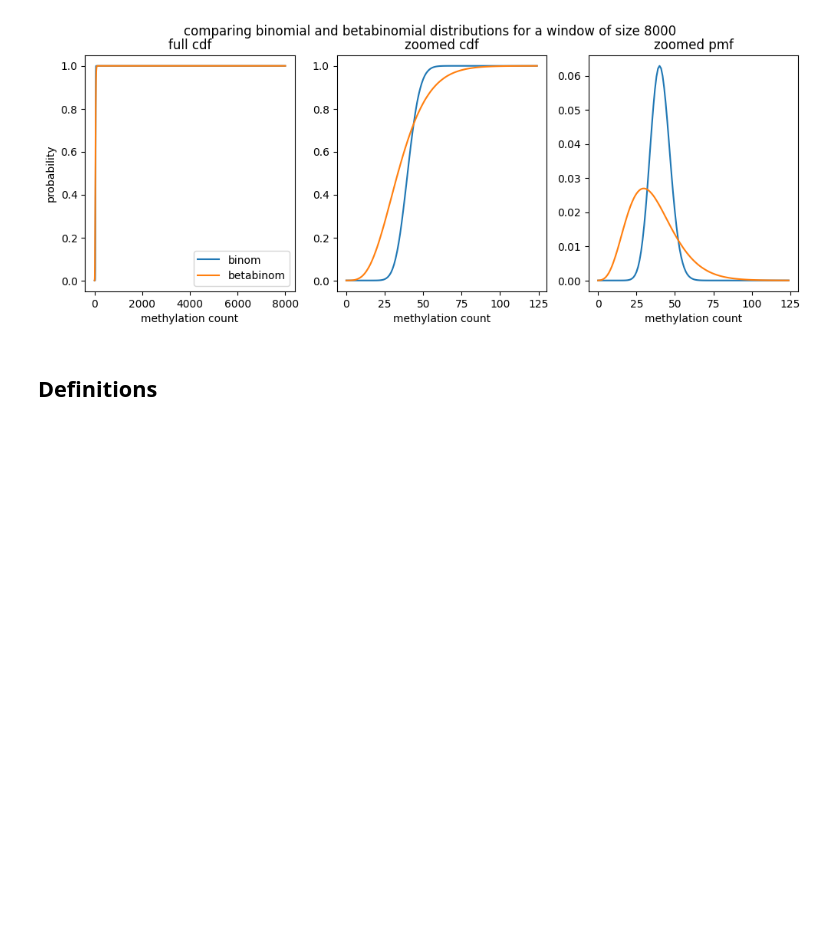
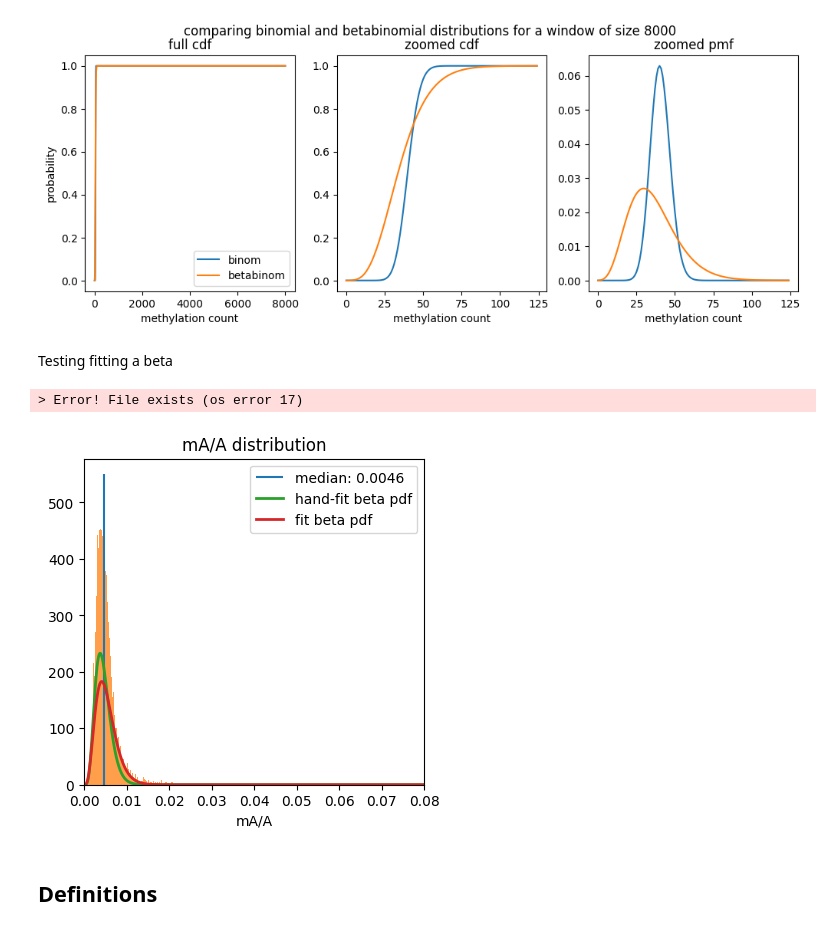
Before and after one commit to streetslab/multimodal-dimelo, a Jupyter notebook: review_prototyping.ipynb, the cells around one changed output. Drawn from its saved outputs; the diff is of its cells as text; code cells hidden in the pictures; blank space fills up the shorter version.

```diff
--- a/review_prototyping.ipynb
+++ b/review_prototyping.ipynb
@@ -722,6 +722,33 @@ plt.suptitle(f"comparing binomial and betabinomial distributions for a window of
 plt.show()
 # %% [output]
 [figure]
+# %% [markdown]
+Testing fitting a beta
+# %%
+modkit_stats_df = modkit_stats(window_files[2])
+# %% [output]
+> Error! File exists (os error 17)
+# %%
+test = stats.beta.fit(modkit_stats_df["mod_frac"][modkit_stats_df["mod_frac"].between(0, 1, inclusive="neither")], floc=0, fscale=1)
+# %%
+plt.figure(figsize=(4,4), layout="constrained")
+modkit_stats_df["mod_frac"].hist(bins=5000, color="tab:orange", alpha=0.75)
+# modkit_stats_df["mod_frac"].plot.kde(color="tab:red", lw=2)
+plt.vlines(modkit_stats_df["mod_frac"].median(), 0, 550, label=f'median: {modkit_stats_df["mod_frac"].median():.2}')
+a = 6
+b = 1320
+hand_fit_beta = stats.beta(a, b)
+x = np.linspace(0, 0.08, 500)
+plt.plot(x, hand_fit_beta.pdf(x), color="tab:green", label='hand-fit beta pdf', lw=2)
+plt.plot(x, stats.beta.pdf(x, *test), color="tab:red", label='fit beta pdf', lw=2)
+plt.legend()
+plt.xlim(0, 0.08)
+plt.grid()
+plt.xlabel("mA/A")
+plt.title("mA/A distribution")
+plt.show()
+# %% [output]
+[figure, added]
 # %% [markdown]
 ## Definitions
 # %%
```
Also changed, not shown: parts of 64 cells of this notebook, 1 other file.
